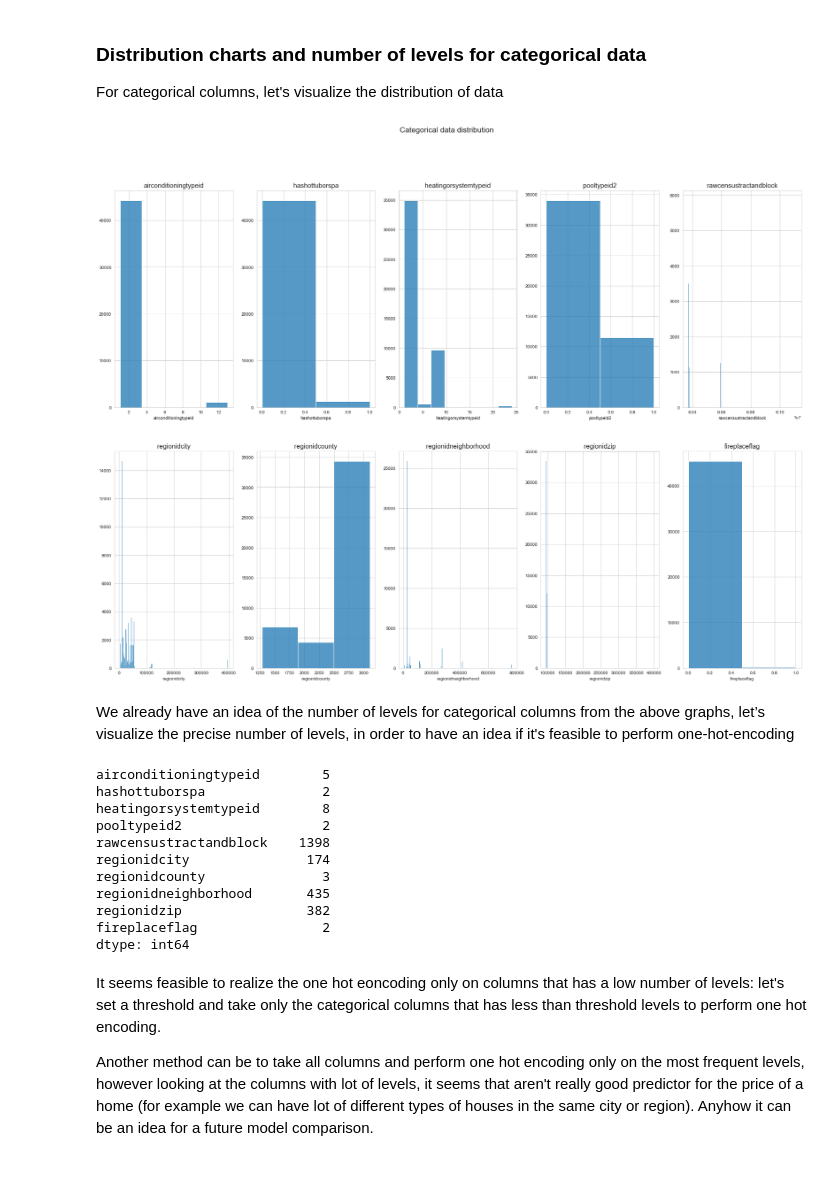
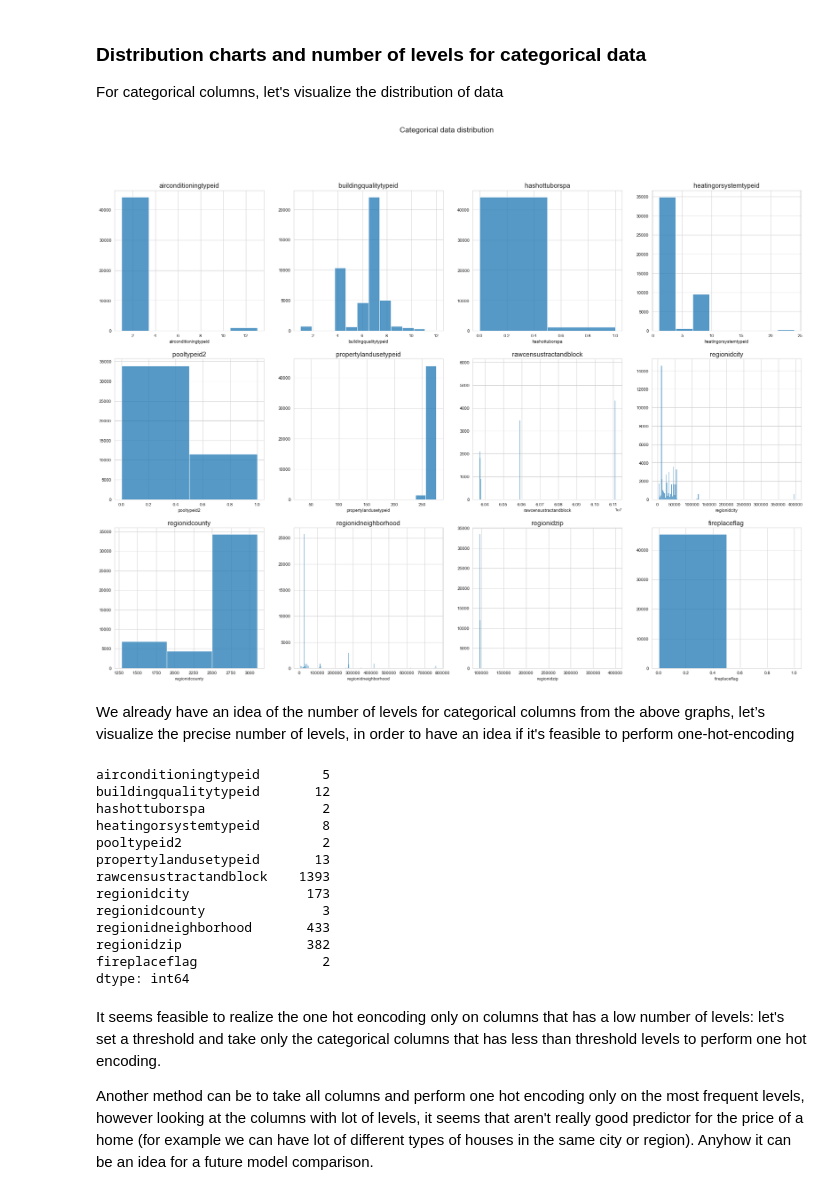
Before and after one commit to mabiondo/DWMProject, a Jupyter notebook: notebooks/DWMProject_ExplorativeDataAnalysis.ipynb, the cells around one changed output. Cells and saved outputs as stored; diff of their text form; code cells hidden in the pictures.

```diff
--- a/notebooks/DWMProject_ExplorativeDataAnalysis.ipynb
+++ b/notebooks/DWMProject_ExplorativeDataAnalysis.ipynb
@@ -490,20 +505,21 @@ print(f"#columns after: {X_train.shape[1]}")
 # %% [markdown]
 ### Distribution charts for dates
 # %%
-categorical_columns = ['airconditioningtypeid', 'hashottuborspa', 'heatingorsystemtypeid',
-                       'pooltypeid2', 'rawcensustractandblock', 'regionidcity', 'regionidcounty',
-                       'regionidneighborhood', 'regionidzip', 'fireplaceflag']
-numerical_columns = ['bedroomcnt', 'finishedsquarefeet6', 'fireplacecnt', 'garagetotalsqft',
-                     'lotsizesquarefeet', 'poolsizesum', 'roomcnt', 'unitcnt',
-                     'numberofstories', 'landtaxvaluedollarcnt', 'yearbuilt']
-dates_columns = ['transaction_daymonth', 'transaction_dayofweek', 'transaction_quarter', 'transaction_year']
+categorical_columns = ['airconditioningtypeid', 'buildingqualitytypeid', 'hashottuborspa', 'heatingorsystemtypeid',
+                       'pooltypeid2', 'propertylandusetypeid', 'rawcensustractandblock', 'regionidcity',
+                       'regionidcounty', 'regionidneighborhood', 'regionidzip', 'fireplaceflag']
+numerical_columns = ['bathroomcnt', 'bedroomcnt', 'buildingqualitytypeid', 'finishedsquarefeet6', 'fireplacecnt',
+                     'garagetotalsqft', 'lotsizesquarefeet', 'poolsizesum', 'roomcnt', 'unitcnt',
+                     'numberofstories', 'structuretaxvaluedollarcnt', 'landtaxvaluedollarcnt']
+dates_columns = ['transaction_daymonth', 'transaction_dayofweek', 'transaction_quarter',
+                 'transaction_year', 'assessmentyear', 'yearbuilt']
 # %%
 i = 0
-fig, ax = plt.subplots(nrows=1, ncols=4, figsize=(28, 8))
+fig, ax = plt.subplots(nrows=2, ncols=3, figsize=(28, 16))
 fig.suptitle('Dates distribution', size='xx-large')
 
 for col in dates_columns:
-    b = sb.histplot(ax=ax[i % 4], data=X_train[col], kde=False, bins=X_train[col].nunique())
+    b = sb.histplot(ax=ax[i//3, i % 3], data=X_train[col], kde=False, bins=X_train[col].nunique())
     b.axes.set_title(col, fontsize=15)
     b.set_ylabel("", fontsize=15)
     i += 1
@@ -516,11 +532,11 @@ I'll handle dates as numeric features
 Let's visualize the distribution of each column, in order to understand how data is distributed and if there are outliers through a boxplot
 # %%
 i = 0
-fig, ax = plt.subplots(nrows=3, ncols=4, figsize=(28, 20))
-fig.suptitle('Data distribution', size='xx-large')
+fig, ax = plt.subplots(nrows=3, ncols=5, figsize=(28, 20))
+fig.suptitle('Numerical data distribution', size='xx-large')
 
 for col in numerical_columns:
-    b = sb.boxplot(ax=ax[i // 4, i % 4], y=X_train[col])
+    b = sb.boxplot(ax=ax[i // 5, i % 5], y=X_train[col])
     b.axes.set_title(col, fontsize=15)
     b.set_ylabel("", fontsize=15)
     i += 1
@@ -533,29 +549,31 @@ We can observe that many features has many concentrated values with some outlier
 For categorical columns, let's visualize the distribution of data
 # %%
 i = 0
-fig, ax = plt.subplots(nrows=2, ncols=5, figsize=(28, 20))
+fig, ax = plt.subplots(nrows=3, ncols=4, figsize=(28, 20))
 fig.suptitle('Categorical data distribution', size='xx-large')
 
 for col in categorical_columns:
-    b = sb.histplot(ax=ax[i // 5, i % 5], data=X_train[col], kde=False, bins=X_train[col].nunique())
+    b = sb.histplot(ax=ax[i // 4, i % 4], data=X_train[col], kde=False, bins=X_train[col].nunique())
     b.axes.set_title(col, fontsize=15)
     b.set_ylabel("", fontsize=15)
     i += 1
 # %% [output]
-[figure, old version]
+[figure, new version]
 # %% [markdown]
  We already have an idea of the number of levels for categorical columns from the above graphs, let’s visualize the precise number of levels, in order to have an idea if it's feasible to perform one-hot-encoding
 # %%
 X_train.loc[:, categorical_columns].nunique()
 # %% [output]
 airconditioningtypeid        5
+buildingqualitytypeid       12
 hashottuborspa               2
 heatingorsystemtypeid        8
 pooltypeid2                  2
-rawcensustractandblock    1398
-regionidcity               174
+propertylandusetypeid       13
+rawcensustractandblock    1393
+regionidcity               173
 regionidcounty               3
-regionidneighborhood       435
+regionidneighborhood       433
 regionidzip                382
 fireplaceflag                2
 dtype: int64
```
Also changed, not shown: parts of 24 cells of this notebook.
